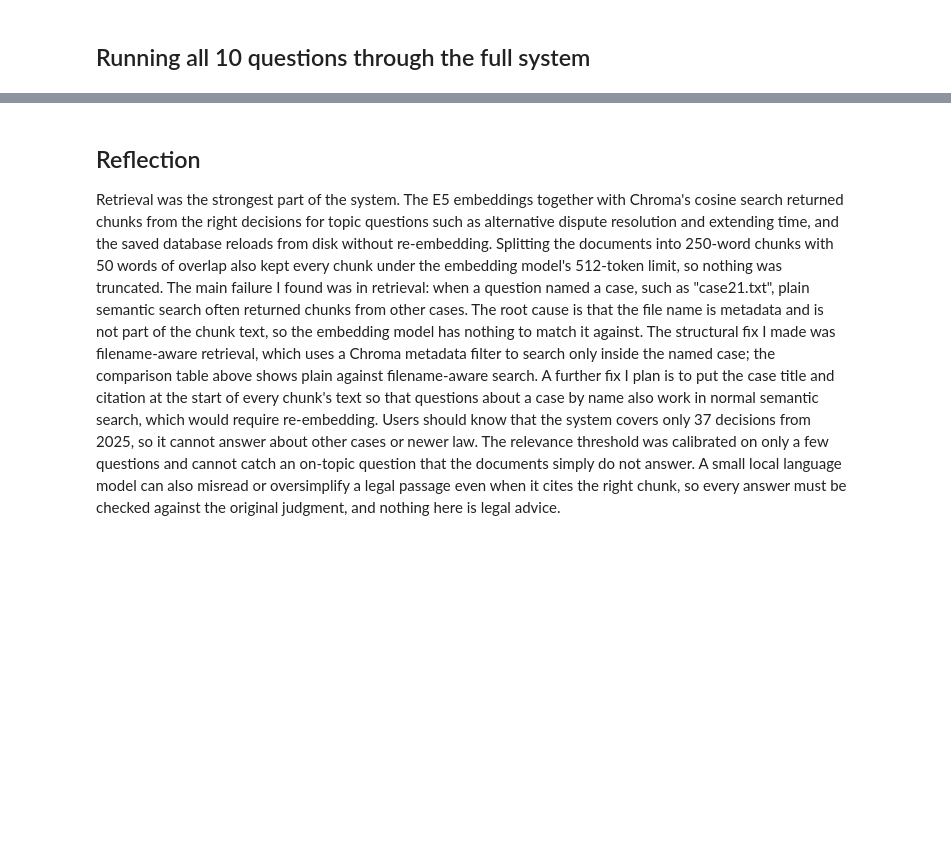
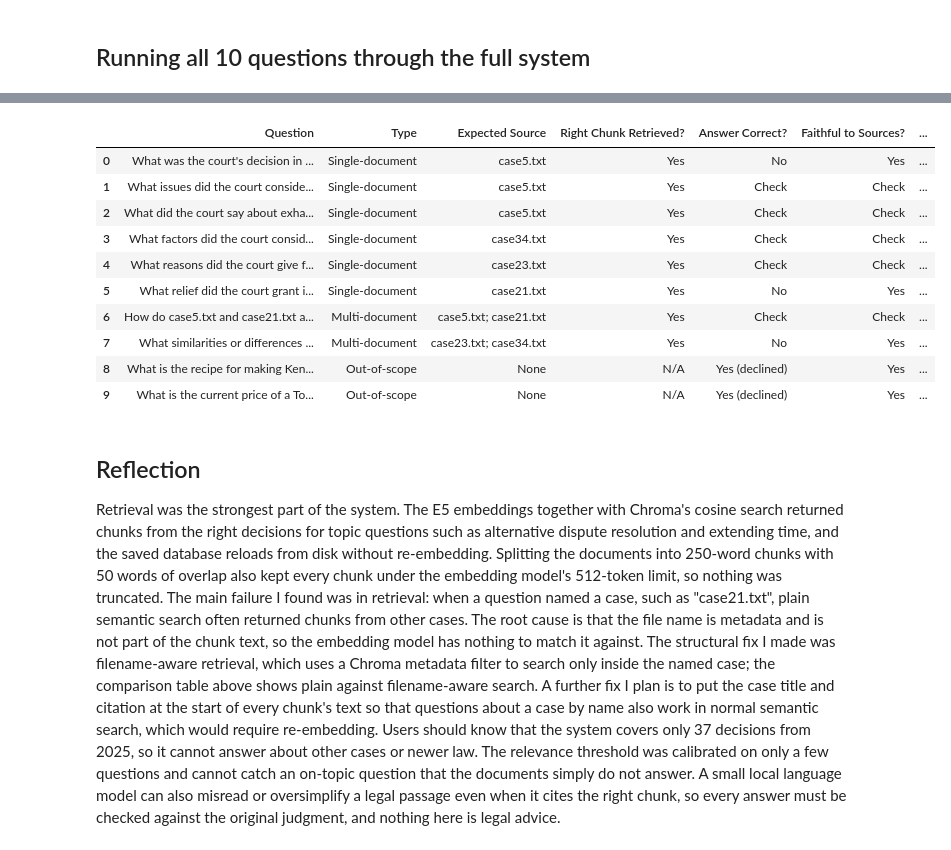
Before and after one commit to sandrakayirangwaa/RAG_labour_cases, a Jupyter notebook: Kayirangwa_Sandra_RAG_System.ipynb, the cells around one changed output, grey strips where cells are left out. Drawn from its saved outputs; the diff is of its cells as text; code cells hidden in the pictures; blank space fills up the shorter version.

```diff
--- a/Kayirangwa_Sandra_RAG_System.ipynb
+++ b/Kayirangwa_Sandra_RAG_System.ipynb
@@ -1059,3 +1330,40 @@ for item in evaluation_questions:
+# %%
+manual_review = {  # (answer correct?, faithful?) for Q1-8
+    1: ("No", "Yes"),   # declined although case5 has a decision
+    2: ("Check", "Check"), 3: ("Check", "Check"), 4: ("Check", "Check"),
+    5: ("Check", "Check"),
+    6: ("No", "Yes"),   # declined
+    7: ("Check", "Check"),
+    8: ("No", "Yes"),   # declined
+}
+rows = []
+for item, run in zip(evaluation_questions, eval_runs):
+    c = check_citations(run["answer"], run["retrieved"])
+    if item["type"] == "Out-of-scope":
+        declined = run["status"] in ("low_relevance", "abstained")
+        right, correct, faithful = "N/A", ("Yes (declined)" if declined else "No"), ("Yes" if declined else "No")
+    else:
+        right = files_hit(item["expected_source"], run["retrieved"])
+        correct, faithful = manual_review[item["number"]]
+    rows.append({"Question": item["question"], "Type": item["type"],
+                 "Expected Source": item["expected_source"],
+                 "Right Chunk Retrieved?": right, "Answer Correct?": correct,
+                 "Faithful to Sources?": faithful,
+                 "Valid citations": f"{c['valid']}/{c['cited']}"})
+pd.set_option("display.max_colwidth", 60)
+display(pd.DataFrame(rows))
+# %% [output]
+|  | Question | Type | Expected Source | Right Chunk Retrieved? | Answer Correct? | Faithful to Sources? | ... |
+| 0 | What was the court's decision in ... | Single-document | case5.txt | Yes | No | Yes | ... |
+| 1 | What issues did the court conside... | Single-document | case5.txt | Yes | Check | Check | ... |
+| 2 | What did the court say about exha... | Single-document | case5.txt | Yes | Check | Check | ... |
+| 3 | What factors did the court consid... | Single-document | case34.txt | Yes | Check | Check | ... |
+| 4 | What reasons did the court give f... | Single-document | case23.txt | Yes | Check | Check | ... |
+| 5 | What relief did the court grant i... | Single-document | case21.txt | Yes | No | Yes | ... |
+| 6 | How do case5.txt and case21.txt a... | Multi-document | case5.txt; case21.txt | Yes | Check | Check | ... |
+| 7 | What similarities or differences ... | Multi-document | case23.txt; case34.txt | Yes | No | Yes | ... |
+| 8 | What is the recipe for making Ken... | Out-of-scope | None | N/A | Yes (declined) | Yes | ... |
+| 9 | What is the current price of a To... | Out-of-scope | None | N/A | Yes (declined) | Yes | ... |
 # %% [markdown]
 ## Reflection
 
```
Also changed, not shown: parts of 31 cells of this notebook.
